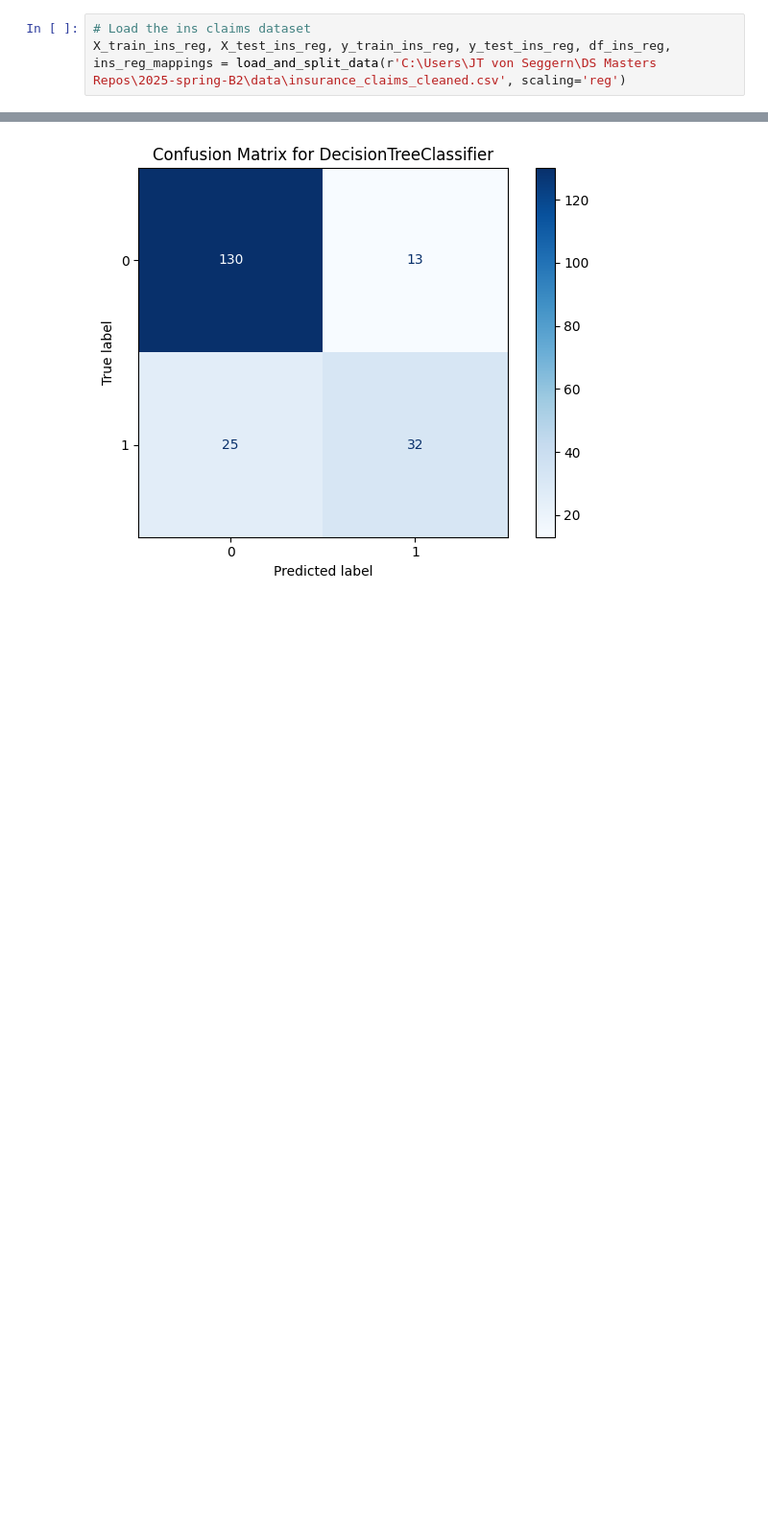
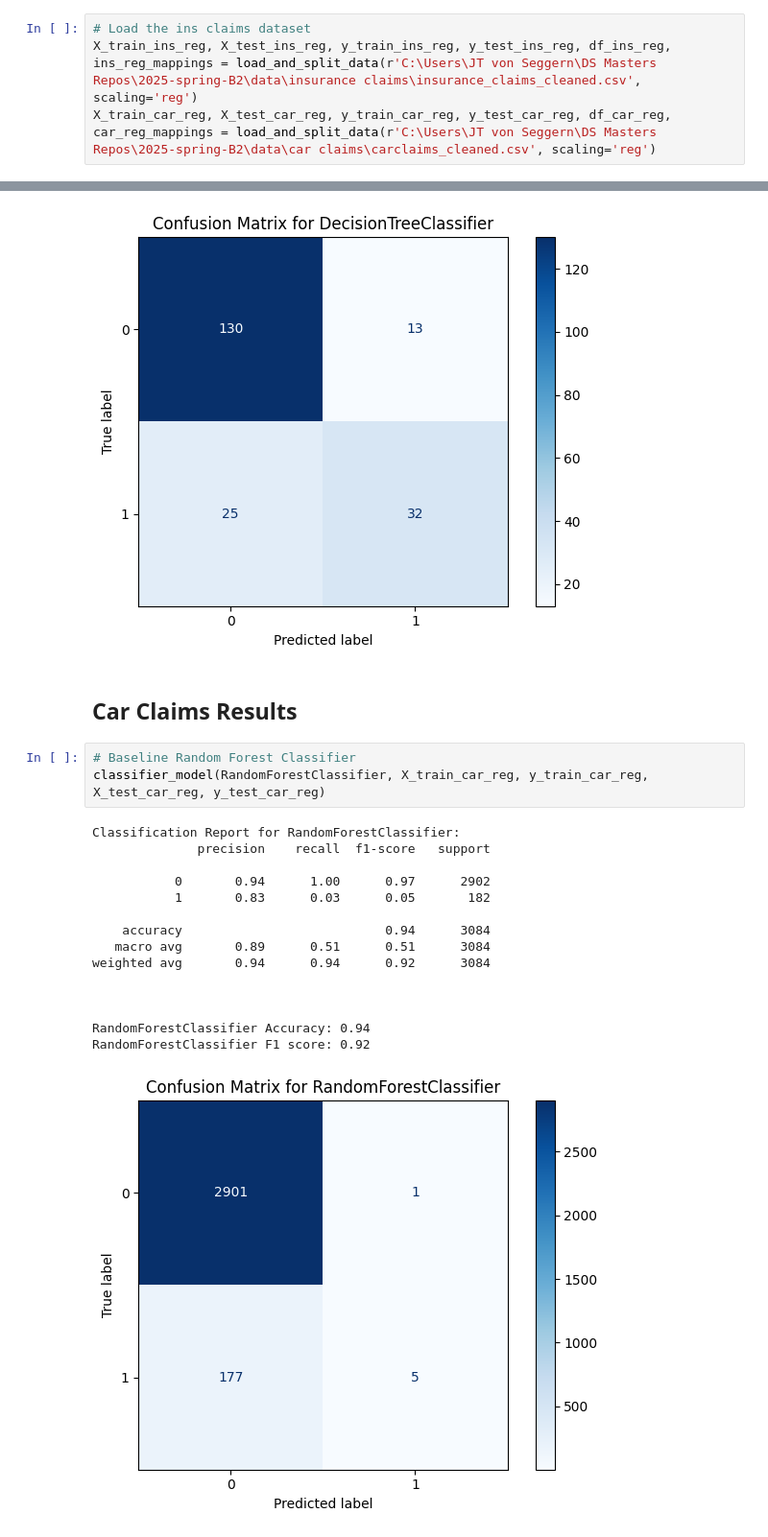
Before and after one commit to jtvon/799S-Data-Science-Capstone, a Jupyter notebook: Week-6-jupyter-notebook.ipynb, the cells around one changed output, grey strips where cells are left out. Shown at 96% size. Drawn from its saved outputs; the diff is of its cells as text; blank space fills up the shorter version.

```diff
--- a/Week-6-jupyter-notebook.ipynb
+++ b/Week-6-jupyter-notebook.ipynb
@@ -154,7 +154,8 @@ def gridsearchcv(model, X_train, y_train, param_dict=None, random_state=random_s
     return grid_best_params, grid_cv_score
 # %%
 # Load the ins claims dataset
-X_train_ins_reg, X_test_ins_reg, y_train_ins_reg, y_test_ins_reg, df_ins_reg, ins_reg_mappings = load_and_split_data(r'C:\Users\JT von Seggern\DS Masters Repos\2025-spring-B2\data\insurance_claims_cleaned.csv', scaling='reg')
+X_train_ins_reg, X_test_ins_reg, y_train_ins_reg, y_test_ins_reg, df_ins_reg, ins_reg_mappings = load_and_split_data(r'C:\Users\JT von Seggern\DS Masters Repos\2025-spring-B2\data\insurance claims\insurance_claims_cleaned.csv', scaling='reg')
+X_train_car_reg, X_test_car_reg, y_train_car_reg, y_test_car_reg, df_car_reg, car_reg_mappings = load_and_split_data(r'C:\Users\JT von Seggern\DS Masters Repos\2025-spring-B2\data\car claims\carclaims_cleaned.csv', scaling='reg')
 # %%
 # Run Grid search on the ins claims dataset
 rf_ins_params = {
@@ -319,3 +365,24 @@ weighted avg       0.80      0.81      0.80       200
 DecisionTreeClassifier Accuracy: 0.81
 DecisionTreeClassifier F1 score: 0.80
 [figure]
+# %% [markdown]
+## Car Claims Results
+# %%
+# Baseline Random Forest Classifier
+classifier_model(RandomForestClassifier, X_train_car_reg, y_train_car_reg, X_test_car_reg, y_test_car_reg)
+# %% [output]
+Classification Report for RandomForestClassifier:
+              precision    recall  f1-score   support
+
+           0       0.94      1.00      0.97      2902
+           1       0.83      0.03      0.05       182
+
+    accuracy                           0.94      3084
+   macro avg       0.89      0.51      0.51      3084
+weighted avg       0.94      0.94      0.92      3084
+
+
+
+RandomForestClassifier Accuracy: 0.94
+RandomForestClassifier F1 score: 0.92
+[figure, added]
```
Also changed, not shown: parts of 6 cells of this notebook.
